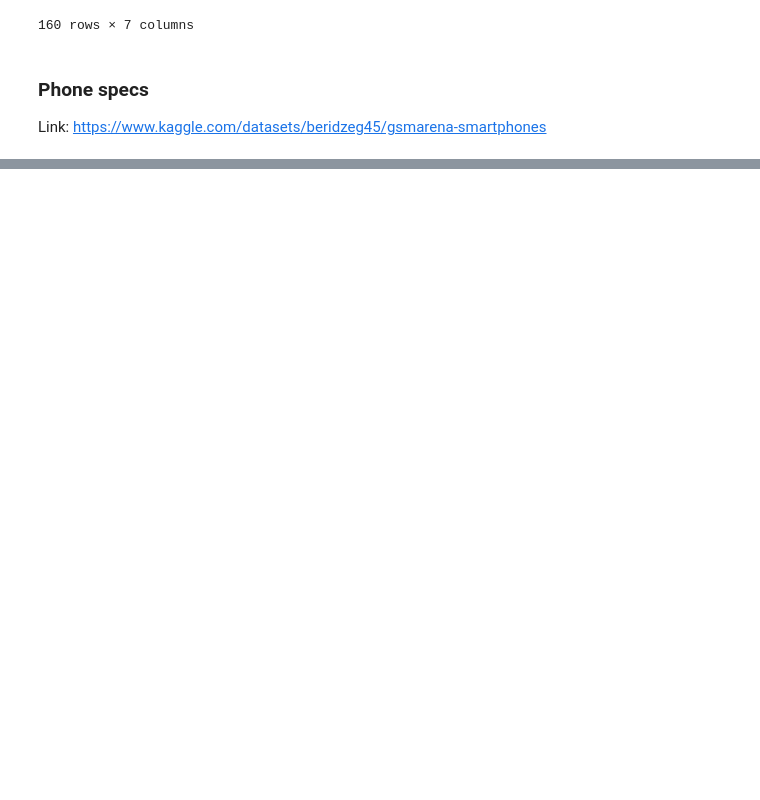
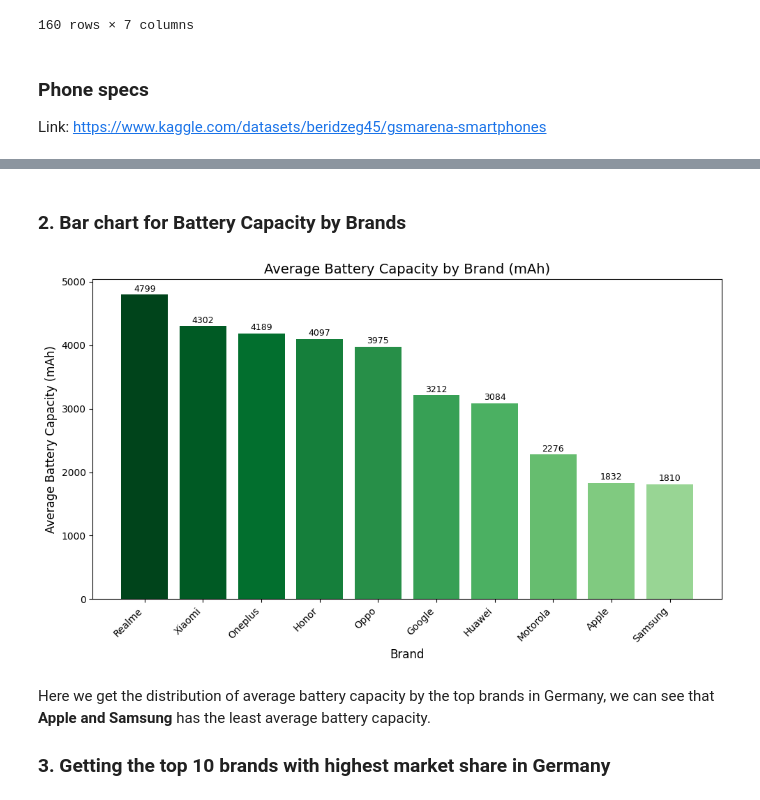
Before and after one commit to nazmilash/Business-Idea-Saturn-PowerGo-Berlin, a Jupyter notebook: Saturn Power.ipynb, the cells around one changed output, grey strips where cells are left out. Drawn from its saved outputs; the diff is of its cells as text; code cells hidden in the pictures; blank space fills up the shorter version.

Commit message:
Project complete

```diff
--- a/Saturn Power.ipynb
+++ b/Saturn Power.ipynb
@@ -211,0 +775,3 @@ https://about.visitberlin.de/en/materialien/toolkit/tourism-stats
+# %%
+phone_specs_dataframe = pd.read_csv("/content/drive/MyDrive/Colab Notebooks/Group Project/phone_specs_cleaned.csv")
+phone_specs_dataframe.head()
@@ -211,0 +785,3 @@ https://about.visitberlin.de/en/materialien/toolkit/tourism-stats
+# %%
+battery = phone_specs_dataframe.loc[:,["brand", "battery"]]
+battery
@@ -211,0 +802,4 @@ https://about.visitberlin.de/en/materialien/toolkit/tourism-stats
+# %%
+top_brand = ["apple",	"samsung","xiaomi","huawei","google","motorola","oppo","realme","honor","oneplus"]
+battery1 = battery[battery['brand'].isin(top_brand)]
+battery1['brand'].unique()
@@ -211,0 +809,3 @@ https://about.visitberlin.de/en/materialien/toolkit/tourism-stats
+# %%
+battery_by_brand = battery1.groupby("brand").mean()
+battery_by_brand
@@ -211,0 +825,36 @@ https://about.visitberlin.de/en/materialien/toolkit/tourism-stats
+# %% [markdown]
+### 2. Bar chart for Battery Capacity by Brands
+# %%
+# creating bar chart for battery capacity by brands
+import matplotlib.pyplot as plt
+import numpy as np
+
+# Sort brands by battery capacity (optional)
+battery_sorted = battery_by_brand.sort_values(by="battery", ascending=False)
+battery_sorted.index = battery_sorted.index.str.title()
+
+# Create gradient colors — darkest for largest battery
+colors = plt.cm.Greens(np.linspace(1, 0.4, len(battery_sorted)))
+
+# Plot bar chart
+plt.figure(figsize=(10, 6))
+plt.bar(battery_sorted.index, battery_sorted["battery"], color=colors)
+
+# Add title and labels
+plt.title("Average Battery Capacity by Brand (mAh)", fontsize=14)
+plt.xlabel("Brand", fontsize=12)
+plt.ylabel("Average Battery Capacity (mAh)", fontsize=12)
+plt.xticks(rotation=45, ha='right')
+
+# Add value labels on top of bars
+for i, v in enumerate(battery_sorted["battery"]):
+    plt.text(i, v + 50, f"{int(v)}", ha='center', fontsize=9)
+
+plt.tight_layout()
+plt.show()
+# %% [output]
+[figure, added]
+# %% [markdown]
+Here we get the distribution of average battery capacity by the top brands in Germany, we can see that **Apple and Samsung** has the least average battery capacity.
+
+### 3. Getting the top 10 brands with highest market share in Germany
```
Also changed, not shown: parts of 92 cells of this notebook.
